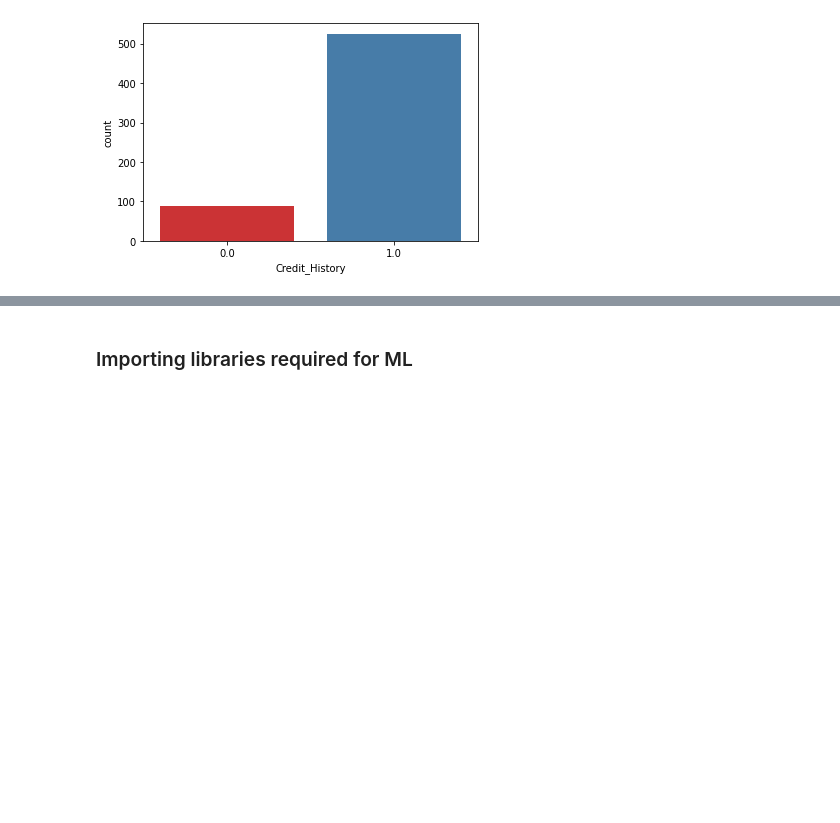
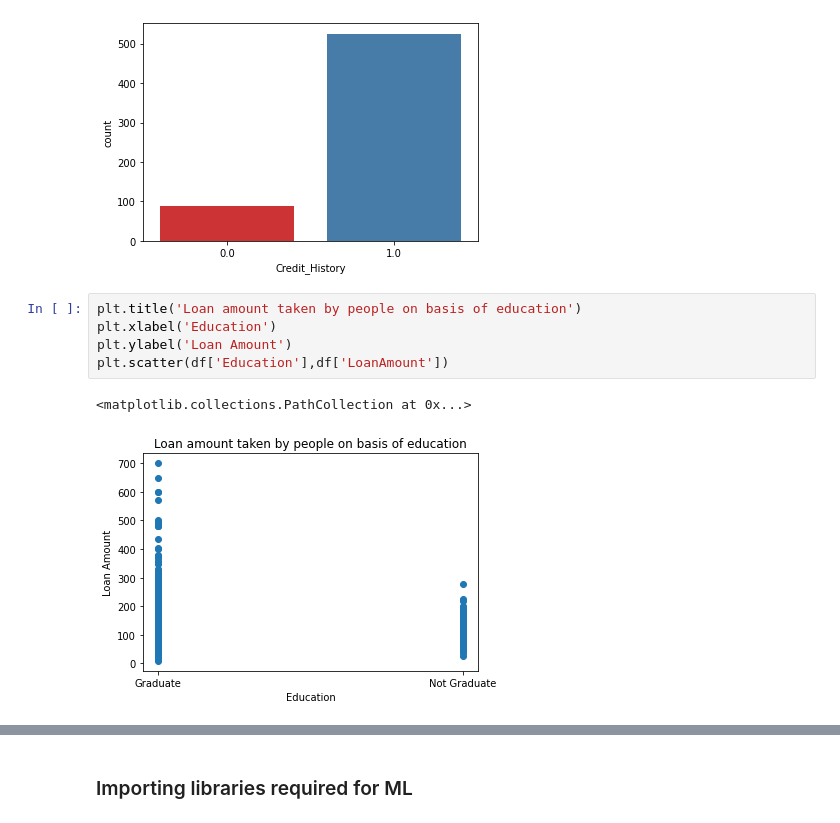
Before and after one commit to BibekRai44/Loan-Approval-Analysis, a Jupyter notebook: loan-approval-analysis.ipynb, the cells around one changed output, grey strips where cells are left out. Saved outputs shown, nothing was run; the diff lists cells and outputs as text; blank space fills up the shorter version.

```diff
--- a/loan-approval-analysis.ipynb
+++ b/loan-approval-analysis.ipynb
@@ -281,3 +281,11 @@ Number of people who took loan by CreditHistory
 Name: Credit_History, dtype: int64
 <AxesSubplot:xlabel='Credit_History', ylabel='count'>
 [figure]
+# %%
+plt.title('Loan amount taken by people on basis of education')
+plt.xlabel('Education')
+plt.ylabel('Loan Amount')
+plt.scatter(df['Education'],df['LoanAmount'])
+# %% [output]
+<matplotlib.collections.PathCollection at 0x...>
+[figure, added]
```
Also changed, not shown: parts of 5 cells of this notebook.
